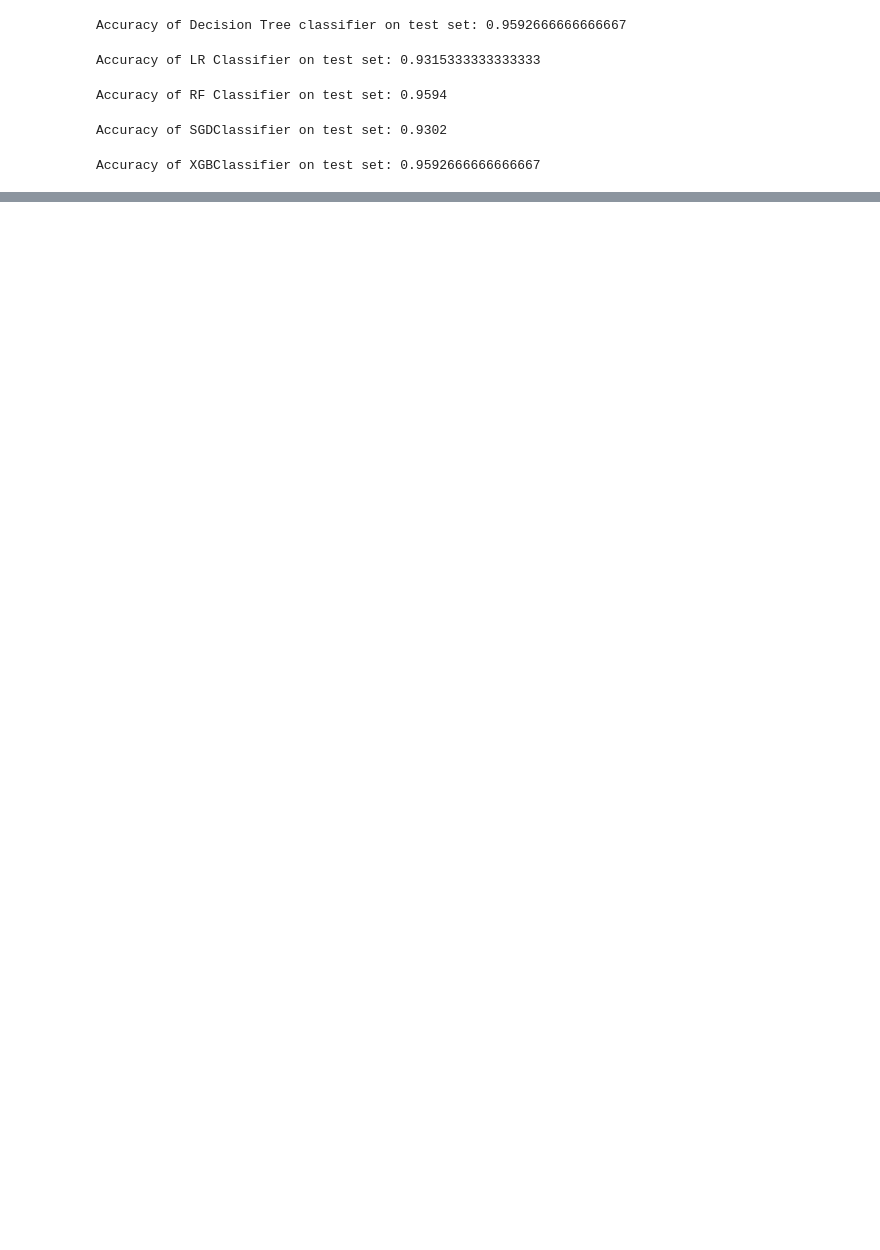
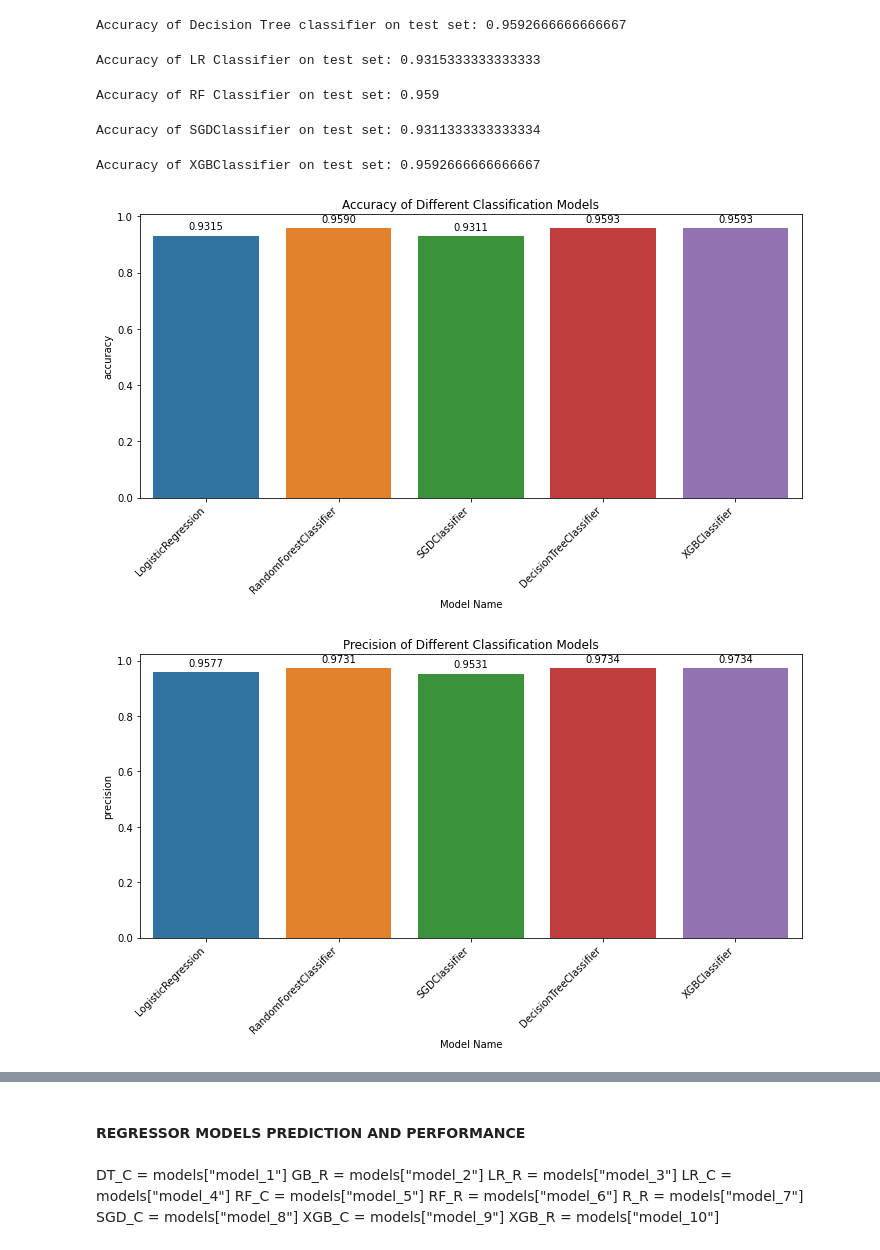
Before and after one commit to sahil82764/Vehicle_Maintenance_Prediction, a Jupyter notebook: Vehicle_Maintenance_Prediction.ipynb, the cells around one changed output, grey strips where cells are left out. Drawn from its saved outputs; the diff is of its cells as text; code cells hidden in the pictures; blank space fills up the shorter version.

Commit message:
Model Deployment Started

```diff
--- a/Vehicle_Maintenance_Prediction.ipynb
+++ b/Vehicle_Maintenance_Prediction.ipynb
@@ -344,19 +351,19 @@ print("\nAccuracy of LR Classifier on test set:", accuracy_LR)
 # %% [output]
 Accuracy of LR Classifier on test set: 0.9315333333333333
 # %%
-from sklearn.metrics import accuracy_score, confusion_matrix, ConfusionMatrixDisplay
+# Random Forrest Classifier
 
-y_pred_RF = RF.predict(X)
-accuracy_RF = accuracy_score(y, y_pred_RF)
-print("\nAccuracy of RF Classifier on test set:", accuracy_RF)
+y_pred_RFC = RF_C.predict(X)
+accuracy_RFC = accuracy_score(y_c, y_pred_RFC)
+print("\nAccuracy of RF Classifier on test set:", accuracy_RFC)
 # %% [output]
-Accuracy of RF Classifier on test set: 0.9594
+Accuracy of RF Classifier on test set: 0.959
 # %%
-from sklearn.metrics import accuracy_score, confusion_matrix, ConfusionMatrixDisplay
+# SGD Classifier
 
-y_pred_SVC = SVC.predict(X)
-accuracy_SVC = accuracy_score(y, y_pred_SVC)
-print("\nAccuracy of SGDClassifier on test set:", accuracy_SVC)
+y_pred_SGDC = SGD_C.predict(X)
+accuracy_SGDC = accuracy_score(y_c, y_pred_SGDC)
+print("\nAccuracy of SGDClassifier on test set:", accuracy_SGDC)
 # %% [output]
-Accuracy of SGDClassifier on test set: 0.9302
+Accuracy of SGDClassifier on test set: 0.9311333333333334
 # %%
@@ -368,2 +375,44 @@ print("\nAccuracy of XGBClassifier on test set:", accuracy_XGB)
 # %% [output]
 Accuracy of XGBClassifier on test set: 0.9592666666666667
+# %%
+import pandas as pd
+import matplotlib.pyplot as plt
+import seaborn as sns
+
+# Load the model performance data
+model_evaluation_df = pd.read_csv("model/bestEvaluatedModel/model_eval_report.csv")
+
+# Select only classification models
+classification_df = model_evaluation_df[~model_evaluation_df['accuracy'].isna()]
+
+# Plotting functions
+def plot_classification_metric(df, metric):
+    plt.figure(figsize=(10, 6))
+    ax = sns.barplot(x='model_name', y=metric, data=df)
+    plt.title(f'{metric.capitalize()} of Different Classification Models')
+    plt.xlabel('Model Name')
+    plt.ylabel(metric)
+    plt.xticks(rotation=45, ha='right')
+
+    # Add value labels on the bars
+    for p in ax.patches:
+        ax.annotate(format(p.get_height(), '.4f'),
+                    (p.get_x() + p.get_width() / 2., p.get_height()),
+                    ha='center', va='center',
+                    xytext=(0, 9),
+                    textcoords='offset points')
+
+    plt.tight_layout()
+    plt.show()
+
+
+# Create plots for various classification metrics
+plot_classification_metric(classification_df, 'accuracy')
+plot_classification_metric(classification_df, 'precision')
+plot_classification_metric(classification_df, 'recall')
+plot_classification_metric(classification_df, 'f1_score')
+plot_classification_metric(classification_df, 'roc_auc')
+plot_classification_metric(classification_df, 'log_loss')
+# %% [output]
+[figure, added]
+[figure, added]
@@ -369,0 +423,13 @@ Accuracy of XGBClassifier on test set: 0.9592666666666667
+# %% [markdown]
+#### REGRESSOR MODELS PREDICTION AND PERFORMANCE
+# %% [markdown]
+DT_C = models["model_1"]
+GB_R = models["model_2"]
+LR_R = models["model_3"]
+LR_C = models["model_4"]
+RF_C = models["model_5"]
+RF_R = models["model_6"]
+R_R = models["model_7"]
+SGD_C = models["model_8"]
+XGB_C = models["model_9"]
+XGB_R = models["model_10"]
```
Also changed, not shown: parts of 17 cells of this notebook, 10 other files.
